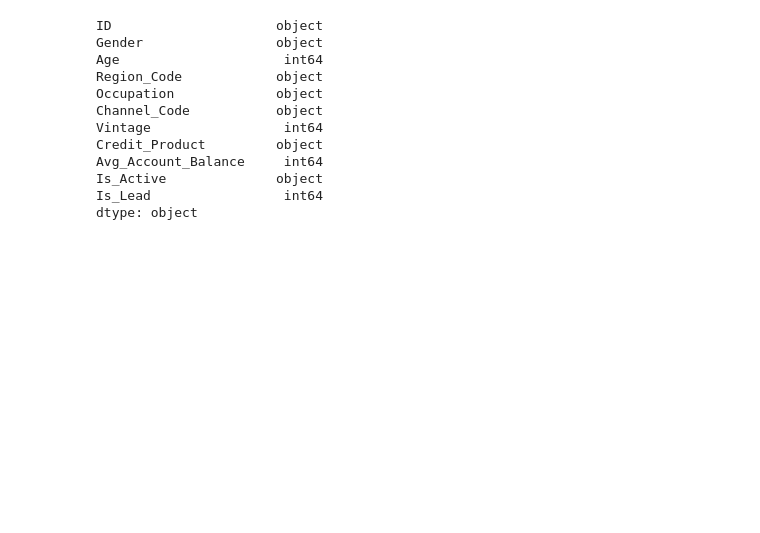
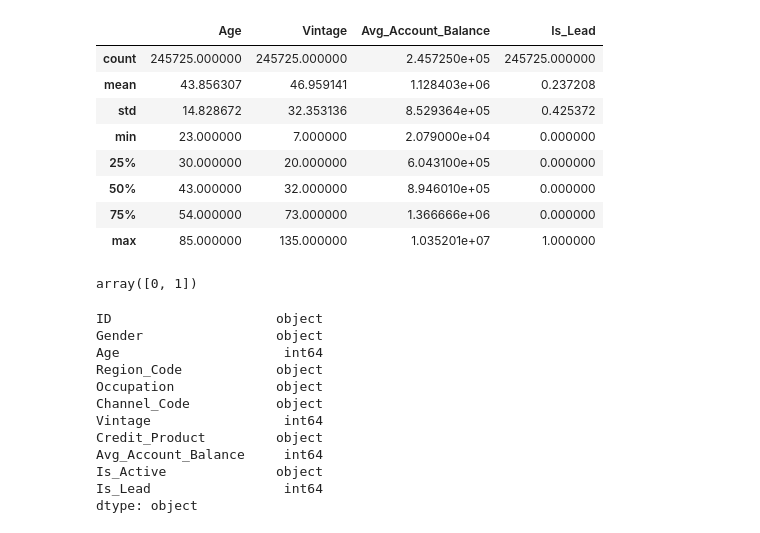
Before and after one commit to invisible23man/Hackathon, a Jupyter notebook: Hackathon.ipynb, the cells around one changed output. Cells and saved outputs as stored; diff of their text form; code cells hidden in the pictures; blank space fills up the shorter version.

```diff
--- a/Hackathon.ipynb
+++ b/Hackathon.ipynb
@@ -13,8 +13,8 @@ from tensorflow.keras.layers import Dense,Dropout,BatchNormalization
 from tensorflow.keras import regularizers
 from tensorflow.keras.callbacks import Callback, EarlyStopping, ReduceLROnPlateau
 # %%
-df_ = pd.read_csv("train.csv")
-df_.head()
+train_data = pd.read_csv("/content/sample_data/Hackathon/train_s3TEQDk.csv")
+train_data.head()
 # %% [output]
 |  | ID | Gender | Age | Region_Code | Occupation | Channel_Code | Vintage | Credit_Product | ... |
 | 0 | NNVBBKZB | Female | 73 | RG268 | Other | X3 | 43 | No | ... |
@@ -29 +35,17 @@ df = pd.read_csv("train.csv")
+# %%
+train_data.describe()
+# %% [output]
+|  | Age | Vintage | Avg_Account_Balance | Is_Lead |
+| count | 245725.000000 | 245725.000000 | 2.457250e+05 | 245725.000000 |
+| mean | 43.856307 | 46.959141 | 1.128403e+06 | 0.237208 |
+| std | 14.828672 | 32.353136 | 8.529364e+05 | 0.425372 |
+| min | 23.000000 | 7.000000 | 2.079000e+04 | 0.000000 |
+| 25% | 30.000000 | 20.000000 | 6.043100e+05 | 0.000000 |
+| 50% | 43.000000 | 32.000000 | 8.946010e+05 | 0.000000 |
+| 75% | 54.000000 | 73.000000 | 1.366666e+06 | 0.000000 |
+| max | 85.000000 | 135.000000 | 1.035201e+07 | 1.000000 |
+# %%
+train_data.Is_Lead.unique()
+# %% [output]
+array([0, 1])
 # %%
```
Also changed, not shown: parts of 22 cells of this notebook.
